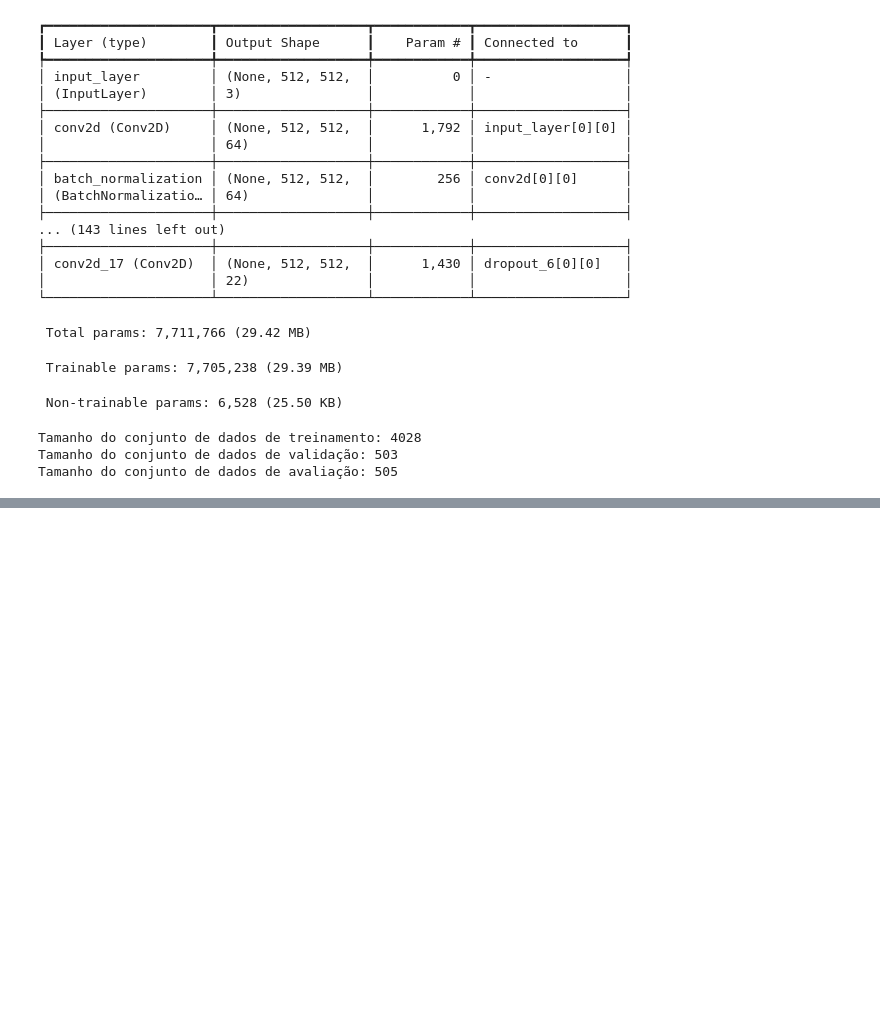
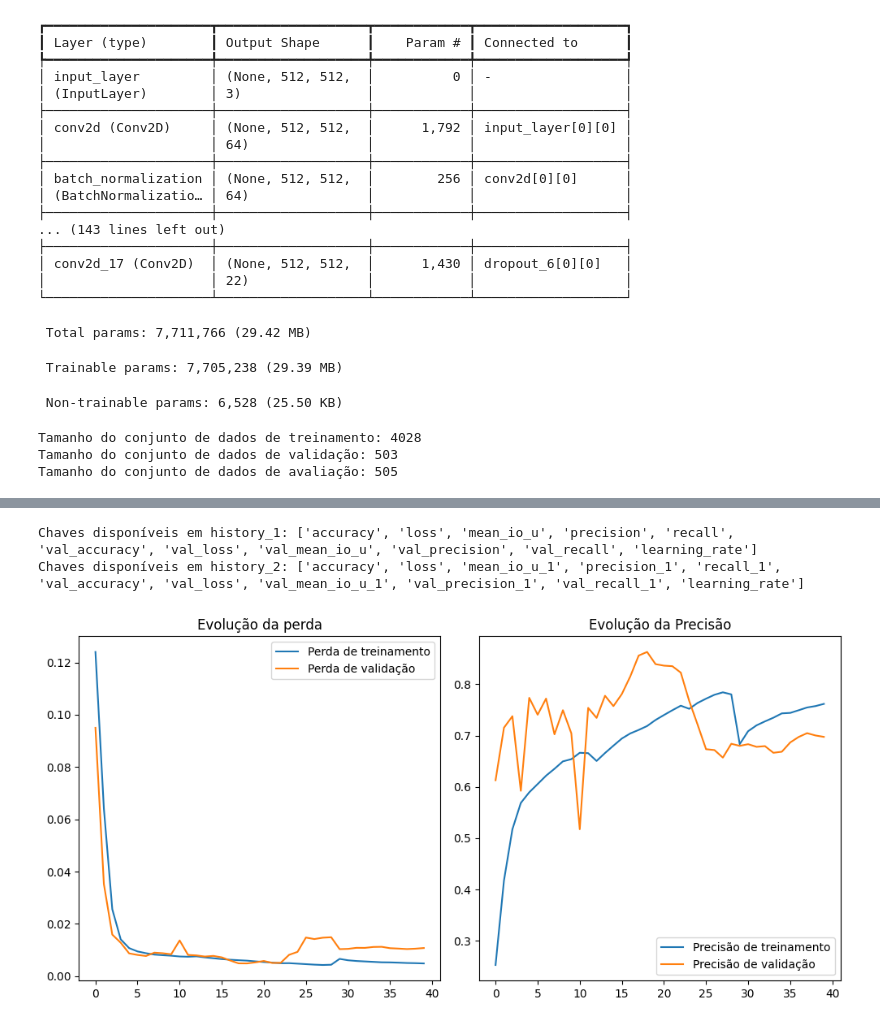
Before and after one commit to rpgouveia/pucpr_pibiti_semantic_segmentation, a Jupyter notebook: study_tf_unet_multilabel_model_v2.ipynb, the cells around one changed output, grey strips where cells are left out. Drawn from its saved outputs; the diff is of its cells as text; code cells hidden in the pictures; blank space fills up the shorter version.

Commit message:
feat: add results from training model_v2

```diff
--- a/study_tf_unet_multilabel_model_v2.ipynb
+++ b/study_tf_unet_multilabel_model_v2.ipynb
@@ -105,13 +111,3 @@ plt.imshow(mask[:,:,0], cmap='gray')
-# %%
-# Configurar o crescimento de memória da GPU de forma dinâmica usando o TensorFlow
-
-gpus = tf.config.experimental.list_physical_devices('GPU')
-if gpus:
-    try:
-        for gpu in gpus:
-            tf.config.experimental.set_memory_growth(gpu, True)
-    except RuntimeError as e:
-        print(e)
 # %%
 def load_and_preprocess_image_mask(image_path, mask_path):
     try:
@@ -539,0 +473,52 @@ plot_training_metrics(history_1, history_2)
+# %%
+# Visualização da evolução do treinamento
+import matplotlib.pyplot as plt
+
+def plot_training_metrics(history_1, history_2):
+    print("Chaves disponíveis em history_1:", list(history_1.history.keys()))
+    print("Chaves disponíveis em history_2:", list(history_2.history.keys()))
+
+    combined_history = {
+        'loss': history_1.history['loss'] + history_2.history['loss'],
+        'val_loss': history_1.history['val_loss'] + history_2.history['val_loss'],
+        'accuracy': history_1.history['accuracy'] + history_2.history['accuracy'],
+        'val_accuracy': history_1.history['val_accuracy'] + history_2.history['val_accuracy'],
+        # Usando os nomes corretos das métricas para cada histórico
+        'precision': history_1.history['precision'] + history_2.history['precision_1'],
+        'val_precision': history_1.history['val_precision'] + history_2.history['val_precision_1'],
+        'recall': history_1.history['recall'] + history_2.history['recall_1'],
+        'val_recall': history_1.history['val_recall'] + history_2.history['val_recall_1'],
+    }
+
+    plt.figure(figsize=(15, 5))
+
+    # Perda
+    plt.subplot(1, 3, 1)
+    plt.plot(combined_history['loss'], label='Perda de treinamento')
+    plt.plot(combined_history['val_loss'], label='Perda de validação')
+    plt.title('Evolução da perda')
+    plt.legend()
+
+    # Precisão
+    plt.subplot(1, 3, 2)
+    plt.plot(combined_history['accuracy'], label='Precisão de treinamento')
+    plt.plot(combined_history['val_accuracy'], label='Precisão de validação')
+    plt.title('Evolução da Precisão')
+    plt.legend()
+
+    # Recall
+    plt.subplot(1, 3, 3)
+    plt.plot(combined_history['recall'], label='Recall de treinamento')
+    plt.plot(combined_history['val_recall'], label='Recall de validação')
+    plt.title('Evolução do Recall')
+    plt.legend()
+
+    plt.tight_layout()
+    plt.show()
+
+
+plot_training_metrics(history_1, history_2)
+# %% [output]
+Chaves disponíveis em history_1: ['accuracy', 'loss', 'mean_io_u', 'precision', 'recall', 'val_accuracy', 'val_loss', 'val_mean_io_u', 'val_precision', 'val_recall', 'learning_rate']
+Chaves disponíveis em history_2: ['accuracy', 'loss', 'mean_io_u_1', 'precision_1', 'recall_1', 'val_accuracy', 'val_loss', 'val_mean_io_u_1', 'val_precision_1', 'val_recall_1', 'learning_rate']
+[figure, added]
```
Also changed, not shown: parts of 8 cells of this notebook, 4 other files.
